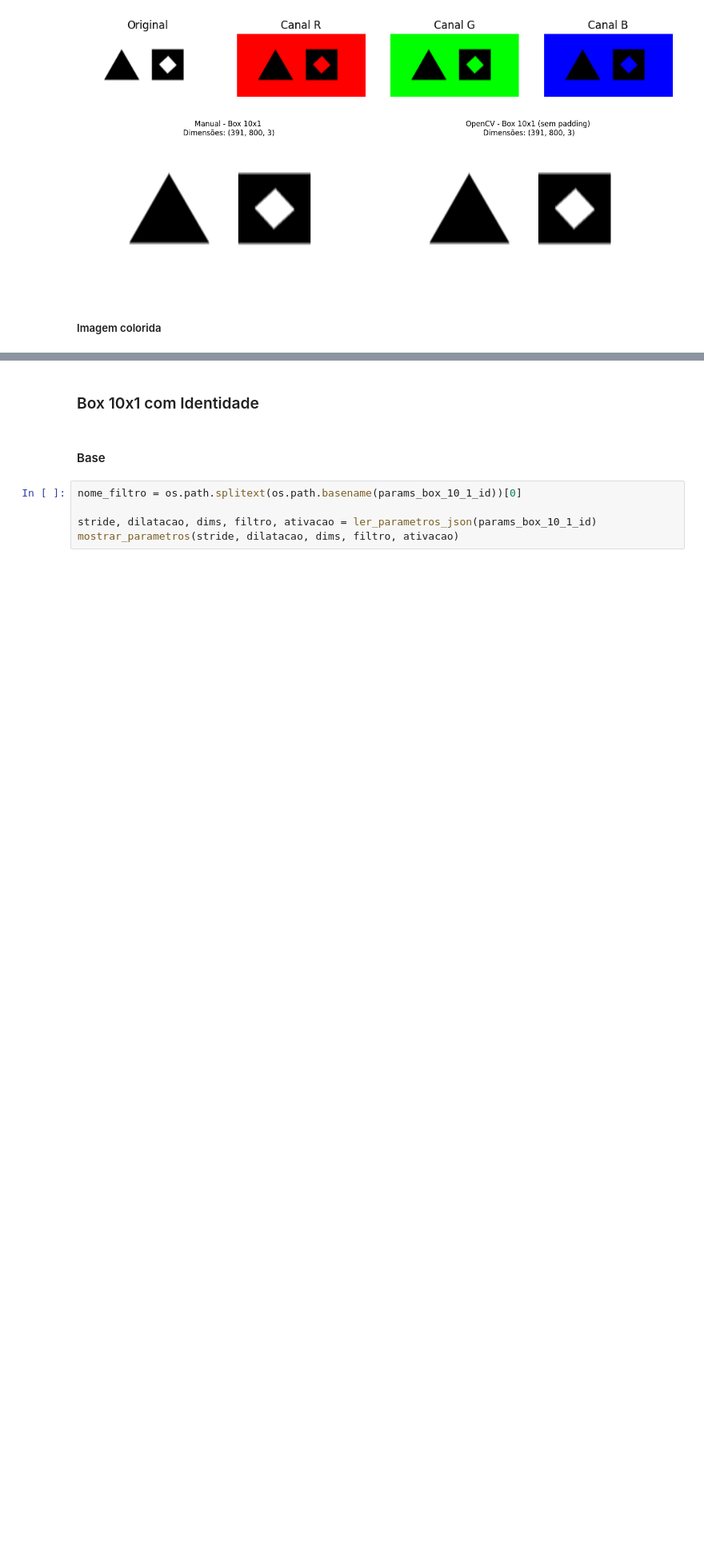
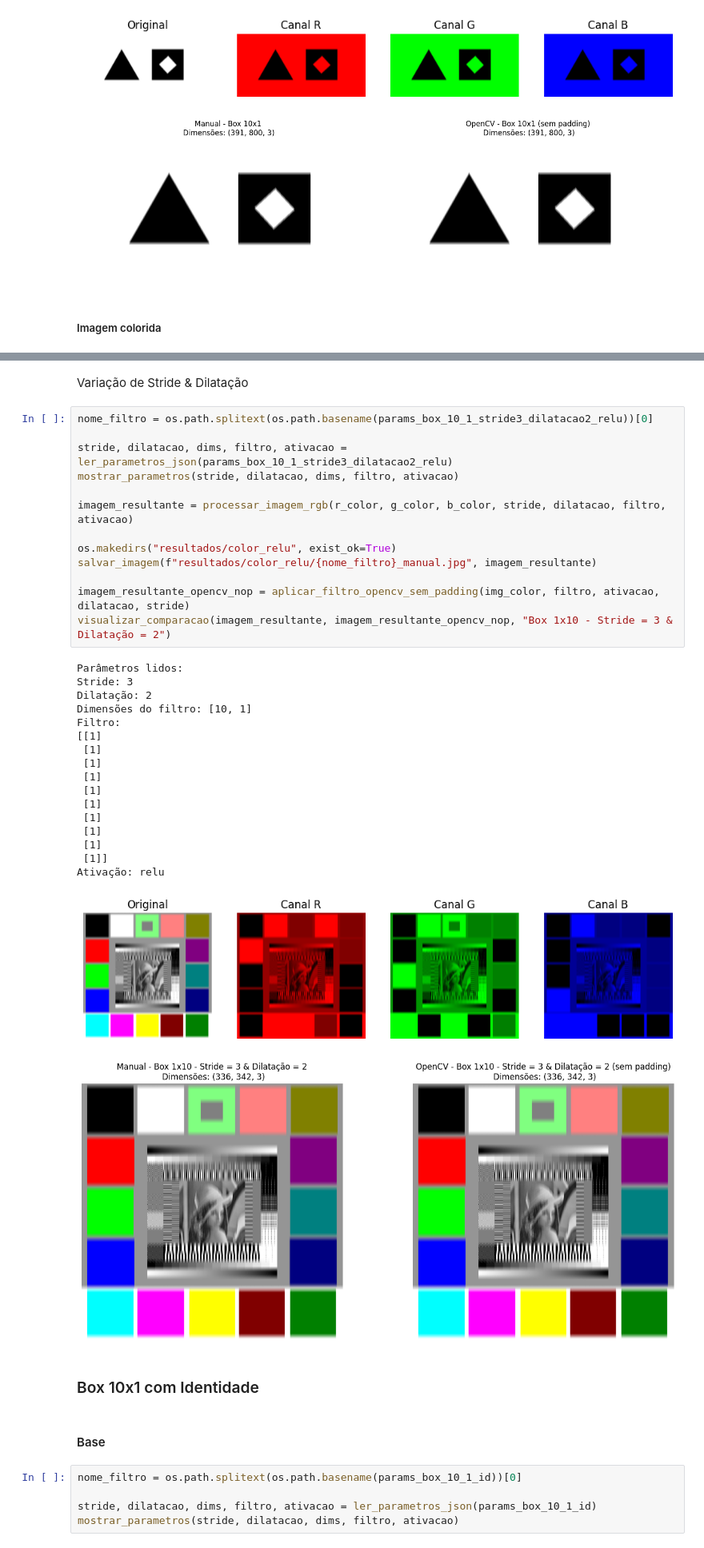
Before and after one commit to adriel1ft/atrous-correlation, a Jupyter notebook: versao_apresentacao.ipynb, the cells around one changed output, grey strips where cells are left out. Shown at 80% size. Saved outputs shown, nothing was run; the diff lists cells and outputs as text; blank space fills up the shorter version.

```diff
--- a/versao_apresentacao.ipynb
+++ b/versao_apresentacao.ipynb
@@ -597,5 +613,39 @@ Reescalando imagem final para evitar saturação (min=0.00, max=2550.00)
 [figure]
 [figure]
+# %% [markdown]
+Variação de Stride & Dilatação
+# %%
+nome_filtro = os.path.splitext(os.path.basename(params_box_10_1_stride3_dilatacao2_relu))[0]
+
+stride, dilatacao, dims, filtro, ativacao = ler_parametros_json(params_box_10_1_stride3_dilatacao2_relu)
+mostrar_parametros(stride, dilatacao, dims, filtro, ativacao)
+
+imagem_resultante = processar_imagem_rgb(r_color, g_color, b_color, stride, dilatacao, filtro, ativacao)
+
+os.makedirs("resultados/color_relu", exist_ok=True)
+salvar_imagem(f"resultados/color_relu/{nome_filtro}_manual.jpg", imagem_resultante)
+
+imagem_resultante_opencv_nop = aplicar_filtro_opencv_sem_padding(img_color, filtro, ativacao, dilatacao, stride)
+visualizar_comparacao(imagem_resultante, imagem_resultante_opencv_nop, "Box 1x10 - Stride = 3 & Dilatação = 2")
+# %% [output]
+Parâmetros lidos:
+Stride: 3
+Dilatação: 2
+Dimensões do filtro: [10, 1]
+Filtro:
+[[1]
+ [1]
+ [1]
+ [1]
+ [1]
+ [1]
+ [1]
+ [1]
+ [1]
+ [1]]
+Ativação: relu
+[figure, added]
+[figure, added]
 # %% [markdown]
 ### Box 10x1 com Identidade
 # %% [markdown]
```
Also changed, not shown: parts of 34 cells of this notebook.
